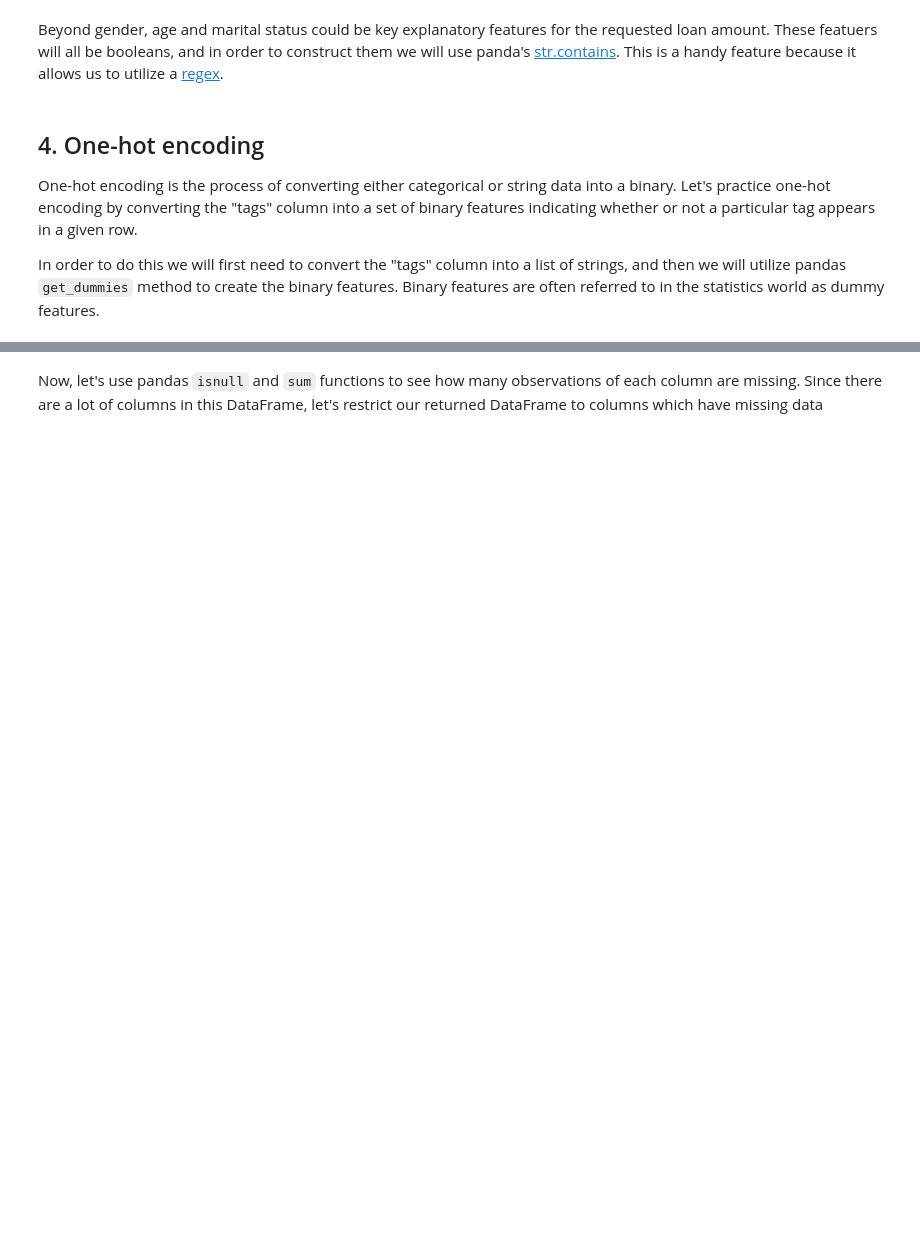
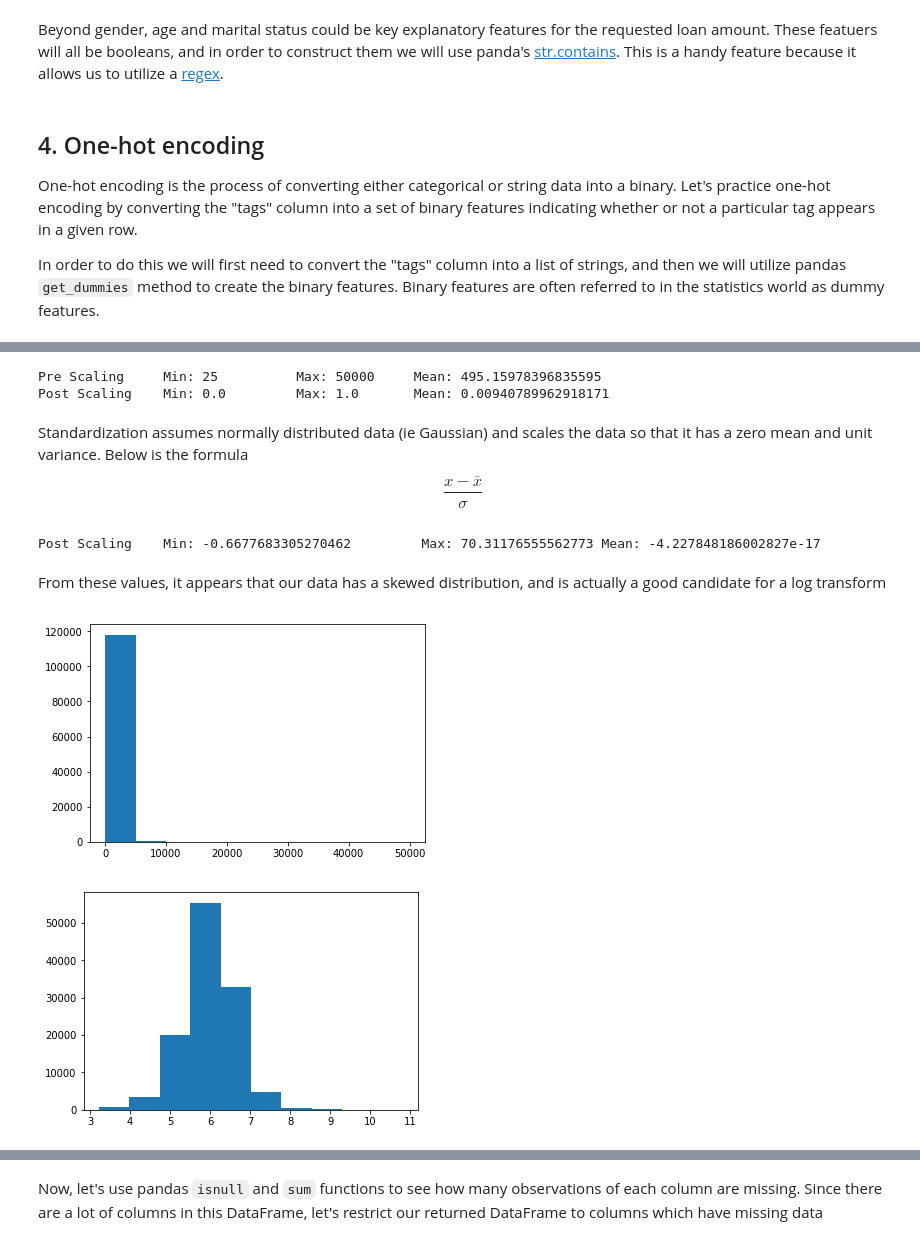
Before and after one commit to DeltaAnalytics/machine_learning_for_good, a Jupyter notebook: module_2_feature_engineering/Feature Engineering.ipynb, the cells around one changed output, grey strips where cells are left out. Saved outputs shown, nothing was run; the diff lists cells and outputs as text; code cells hidden in the pictures; blank space fills up the shorter version.

Commit message:
Adding data imputation and scaling

```diff
--- a/module_2_feature_engineering/Feature Engineering.ipynb
+++ b/module_2_feature_engineering/Feature Engineering.ipynb
@@ -280 +223,29 @@ df.to_csv("../data/data.csv")
+# %%
+preprocessing.MinMaxScaler()
+min_max_scaler = preprocessing.MinMaxScaler()
+normalized = min_max_scaler.fit_transform(df['loan_amount'].astype(np.float64).values.reshape(-1,1))[:,0]
+print("Pre Scaling\tMin: {0}\t\t Max: {1}\tMean: {2}".format(df['loan_amount'].min(),df['loan_amount'].max(),df['loan_amount'].mean()))
+print("Post Scaling\tMin: {0}\t Max: {1}\tMean: {2}".format(np.min(normalized),np.max(normalized),np.mean(normalized)))
+# %% [output]
+Pre Scaling     Min: 25          Max: 50000     Mean: 495.15978396835595
+Post Scaling    Min: 0.0         Max: 1.0       Mean: 0.00940789962918171
+# %% [markdown]
+Standardization assumes normally distributed data (ie Gaussian) and scales the data so that it has a zero mean and unit variance.  Below is the formula
+$${\dfrac{x - \bar x}{\sigma}}$$
+# %%
+standardized = preprocessing.scale(df['loan_amount'].astype(np.float64))
+print("Post Scaling\tMin: {0}\t Max: {1}\tMean: {2}".format(np.min(standardized),np.max(standardized),np.mean(standardized)))
+# %% [output]
+Post Scaling    Min: -0.6677683305270462         Max: 70.31176555562773 Mean: -4.227848186002827e-17
+# %% [markdown]
+From these values, it appears that our data has a skewed distribution, and is actually a good candidate for a log transform
+# %%
+plt.hist(df['loan_amount'])
+plt.show()
+log_loan_amount = np.log(df['loan_amount'])
+plt.hist(log_loan_amount)
+plt.show()
+# %% [output]
+[figure, added]
+[figure, added]
 # %% [markdown]
```
Also changed, not shown: parts of 40 cells of this notebook.
